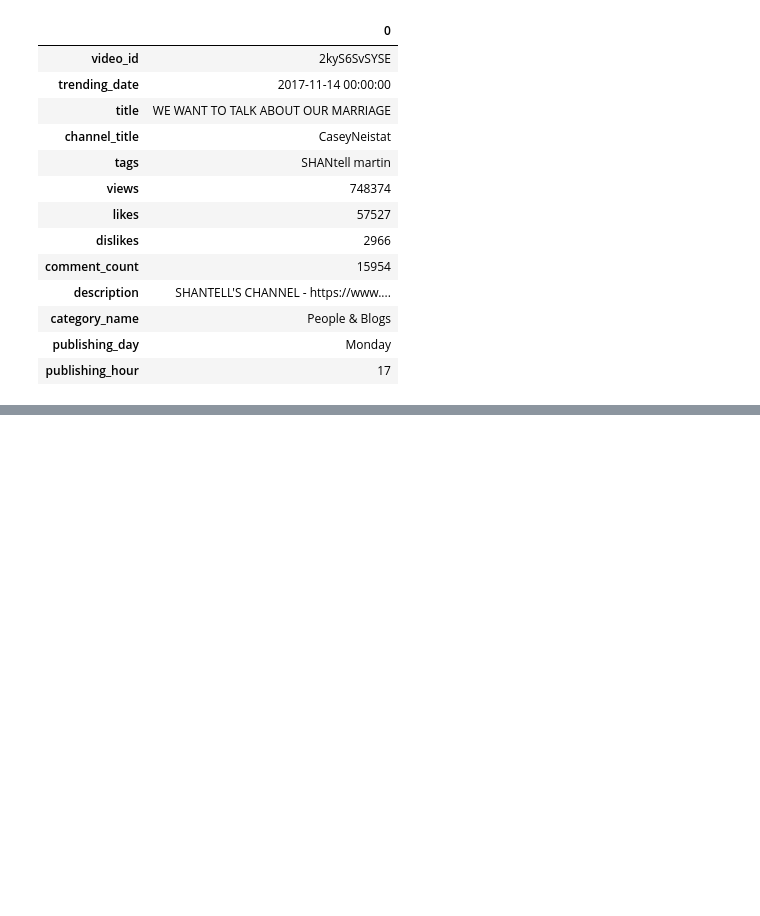
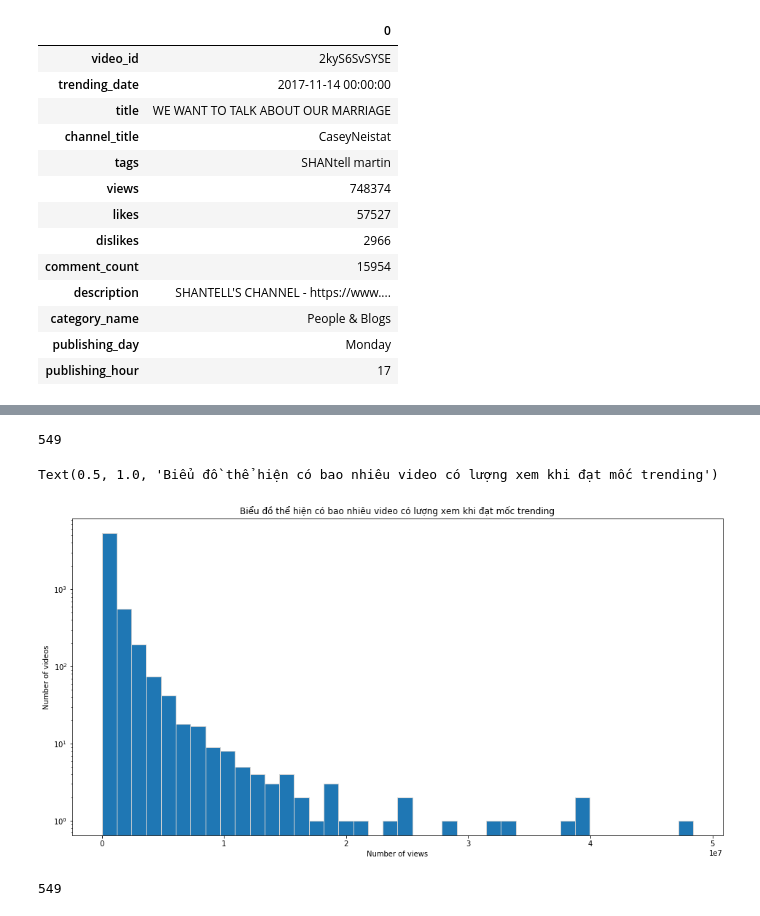
Before and after one commit to NguyenBinhHCMUS/LT4DS_FinalProject, a Jupyter notebook: 1712296-NguyenVanTamBinh.ipynb, the cells around one changed output, grey strips where cells are left out. Saved outputs shown, nothing was run; the diff lists cells and outputs as text; code cells hidden in the pictures; blank space fills up the shorter version.

```diff
--- a/1712296-NguyenVanTamBinh.ipynb
+++ b/1712296-NguyenVanTamBinh.ipynb
@@ -223,0 +232,20 @@ data_df.head(1).transpose()
+# %%
+cdf = data_df.drop_duplicates(subset=['video_id'])
+cdf['views'].min()
+# %% [output]
+549
+# %%
+plt.figure(figsize=(16,8))
+cdf = data_df.drop_duplicates(subset=['video_id'])
+cdf['views'].min()
+cdf['views'].plot(kind='hist', bins=40, logy=True, ec='lightgray')# y được chia tỷ lệ log. Đó là 10, 100, 1000… không phải 10, 20, 30…
+plt.xlabel('Number of views')
+plt.ylabel('Number of videos')
+plt.title('Biểu đồ thể hiện có bao nhiêu video có lượng xem khi đạt mốc trending')
+# %% [output]
+Text(0.5, 1.0, 'Biểu đồ thể hiện có bao nhiêu video có lượng xem khi đạt mốc trending')
+[figure, added]
+# %%
+cdf['views'].min()
+# %% [output]
+549
```
Also changed, not shown: parts of 20 cells of this notebook.
